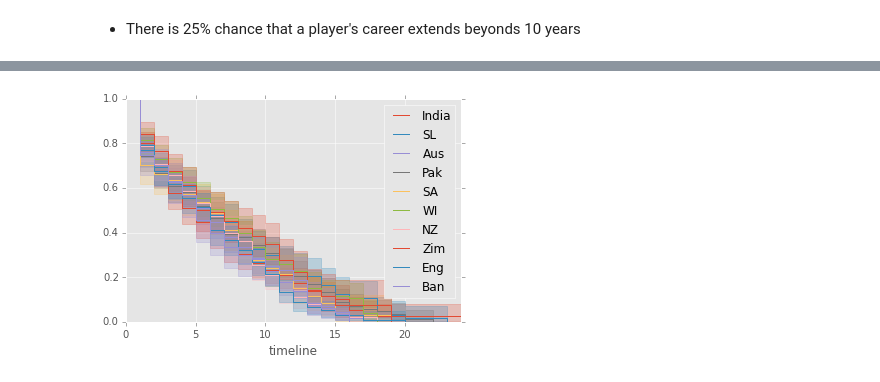
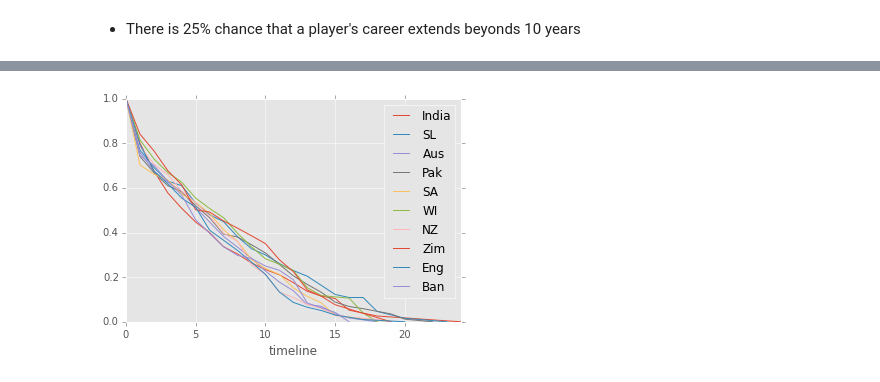
Before and after one commit to keshavramaswamy/ipython-notebooks, a Jupyter notebook: survival_analysis.ipynb, the cells around one changed output, grey strips where cells are left out. Cells and saved outputs as stored; diff of their text form; code cells hidden in the pictures.

```diff
--- a/survival_analysis.ipynb
+++ b/survival_analysis.ipynb
@@ -448,9 +603,9 @@ plt.tight_layout()
 # %%
 ax = plt.subplot(111)
 kmf = KaplanMeierFitter()
 for country in countries_type:
     df_country = df_censor[df_censor.country == country]
     kmf.fit(df_country.career_length, df_country.censor, label=country)
-    ax = kmf.plot(ax=ax)
+    ax = kmf.survival_function_.plot(ax=ax)
 # %% [output]
-[figure, old version]
+[figure, new version]
```
Also changed, not shown: parts of 54 cells of this notebook.
